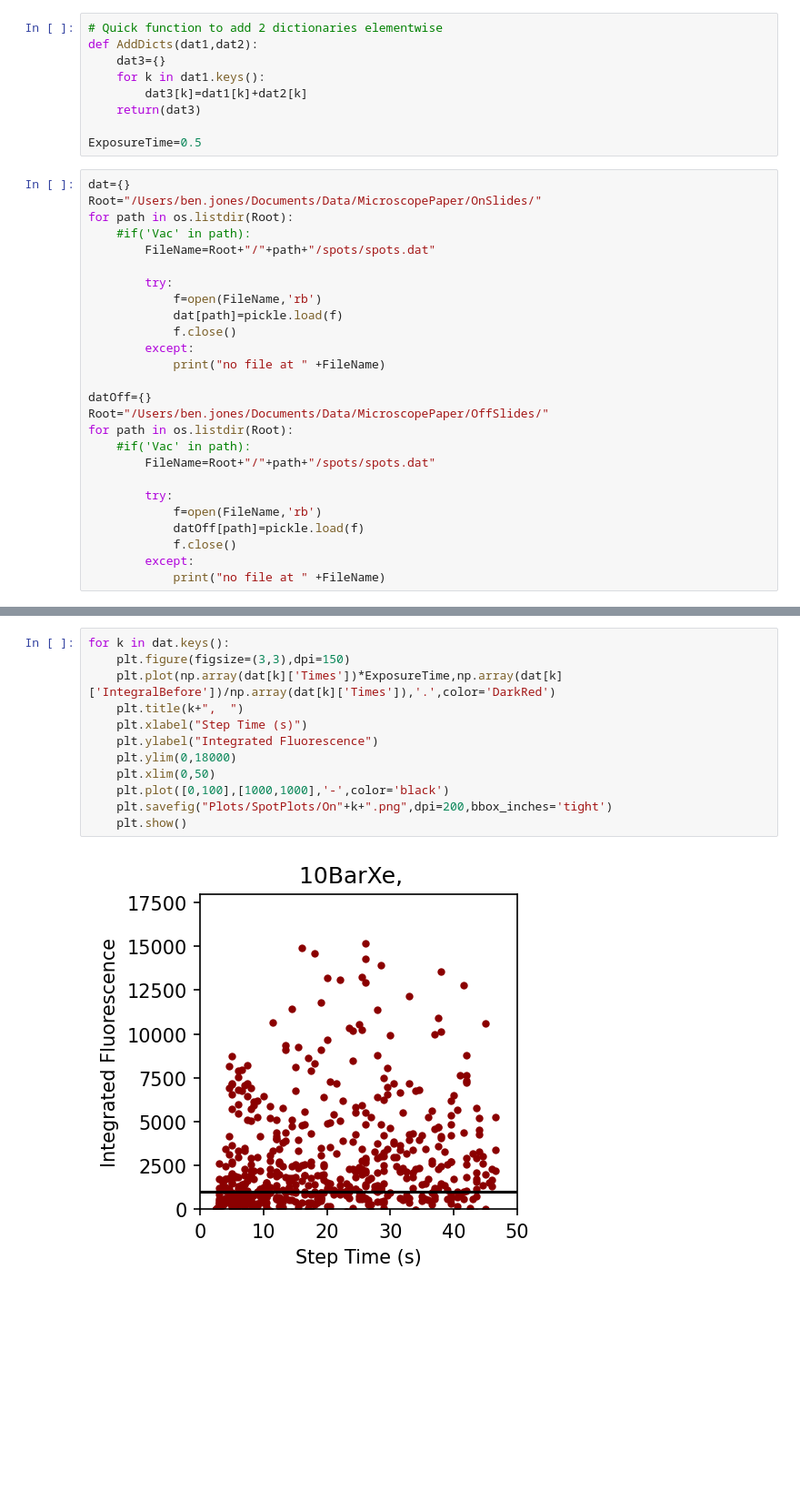
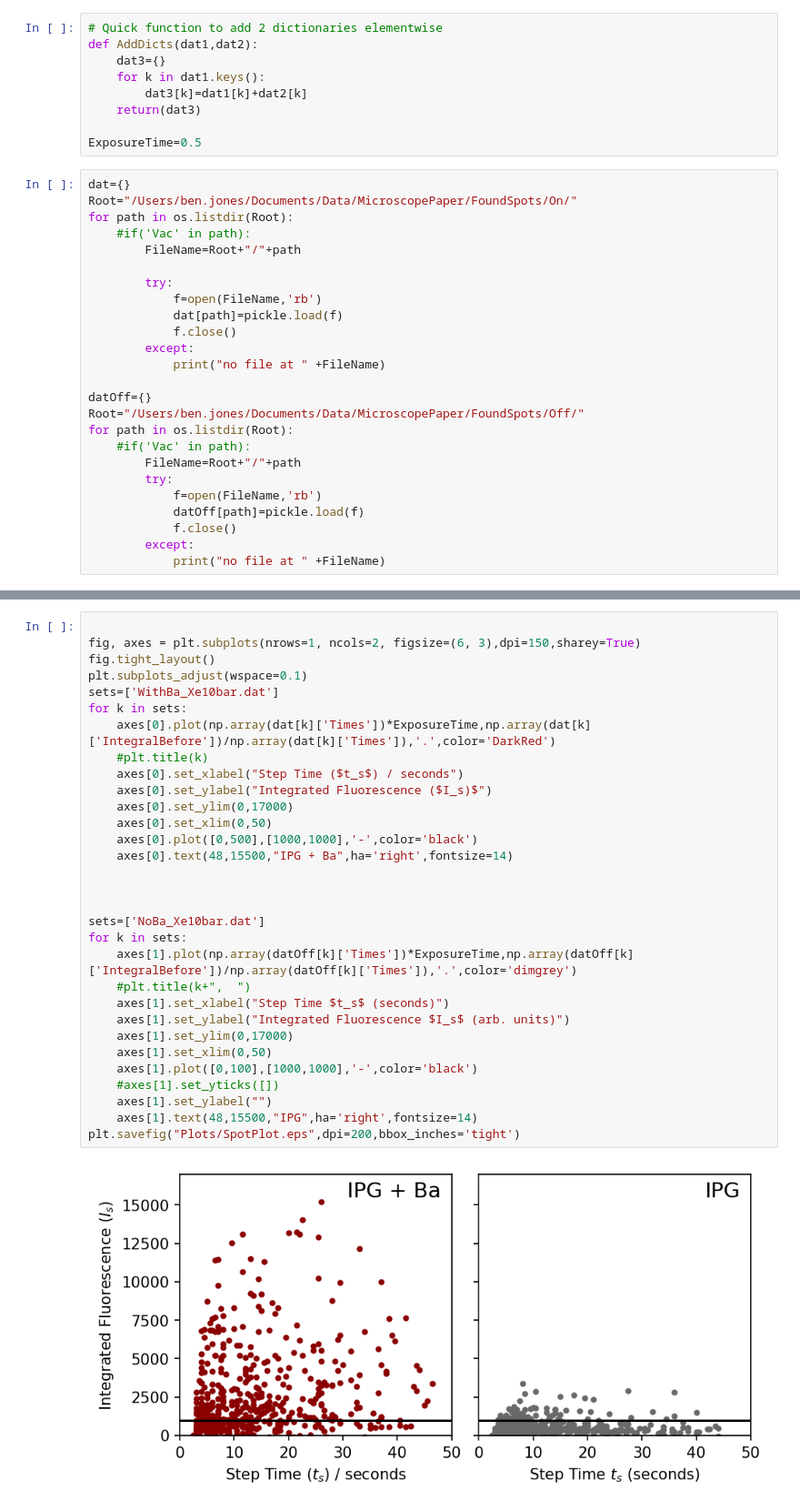
Before and after one commit to UTA-NURES/MicroscopePaperPlots, a Jupyter notebook: AnalyzeSpotDicts.ipynb, the cells around one changed output, grey strips where cells are left out. Shown at 91% size. Drawn from its saved outputs; the diff is of its cells as text; blank space fills up the shorter version.

```diff
--- a/AnalyzeSpotDicts.ipynb
+++ b/AnalyzeSpotDicts.ipynb
@@ -16,10 +16,10 @@ def AddDicts(dat1,dat2):
 ExposureTime=0.5
 # %%
 dat={}
-Root="/Users/ben.jones/Documents/Data/MicroscopePaper/OnSlides/"
+Root="/Users/ben.jones/Documents/Data/MicroscopePaper/FoundSpots/On/"
 for path in os.listdir(Root):
     #if('Vac' in path):
-        FileName=Root+"/"+path+"/spots/spots.dat"
+        FileName=Root+"/"+path
 
         try:
             f=open(FileName,'rb')
@@ -29,11 +29,10 @@ for path in os.listdir(Root):
             print("no file at " +FileName)
 
 datOff={}
-Root="/Users/ben.jones/Documents/Data/MicroscopePaper/OffSlides/"
+Root="/Users/ben.jones/Documents/Data/MicroscopePaper/FoundSpots/Off/"
 for path in os.listdir(Root):
     #if('Vac' in path):
-        FileName=Root+"/"+path+"/spots/spots.dat"
-
+        FileName=Root+"/"+path
         try:
             f=open(FileName,'rb')
             datOff[path]=pickle.load(f)
@@ -64,14 +44,33 @@ KeyError: 'Air'
 # %%
-for k in dat.keys():
-    plt.figure(figsize=(3,3),dpi=150)
-    plt.plot(np.array(dat[k]['Times'])*ExposureTime,np.array(dat[k]['IntegralBefore'])/np.array(dat[k]['Times']),'.',color='DarkRed')
-    plt.title(k+",  ")
-    plt.xlabel("Step Time (s)")
-    plt.ylabel("Integrated Fluorescence")
-    plt.ylim(0,18000)
-    plt.xlim(0,50)
-    plt.plot([0,100],[1000,1000],'-',color='black')
-    plt.savefig("Plots/SpotPlots/On"+k+".png",dpi=200,bbox_inches='tight')
-    plt.show()
+
+fig, axes = plt.subplots(nrows=1, ncols=2, figsize=(6, 3),dpi=150,sharey=True)
+fig.tight_layout()
+plt.subplots_adjust(wspace=0.1)
+sets=['WithBa_Xe10bar.dat']
+for k in sets:
+    axes[0].plot(np.array(dat[k]['Times'])*ExposureTime,np.array(dat[k]['IntegralBefore'])/np.array(dat[k]['Times']),'.',color='DarkRed')
+    #plt.title(k)
+    axes[0].set_xlabel("Step Time ($t_s$) / seconds")
+    axes[0].set_ylabel("Integrated Fluorescence ($I_s)$")
+    axes[0].set_ylim(0,17000)
+    axes[0].set_xlim(0,50)
+    axes[0].plot([0,500],[1000,1000],'-',color='black')
+    axes[0].text(48,15500,"IPG + Ba",ha='right',fontsize=14)
+
+
+
+sets=['NoBa_Xe10bar.dat']
+for k in sets:
+    axes[1].plot(np.array(datOff[k]['Times'])*ExposureTime,np.array(datOff[k]['IntegralBefore'])/np.array(datOff[k]['Times']),'.',color='dimgrey')
+    #plt.title(k+",  ")
+    axes[1].set_xlabel("Step Time $t_s$ (seconds)")
+    axes[1].set_ylabel("Integrated Fluorescence $I_s$ (arb. units)")
+    axes[1].set_ylim(0,17000)
+    axes[1].set_xlim(0,50)
+    axes[1].plot([0,100],[1000,1000],'-',color='black')
+    #axes[1].set_yticks([])
+    axes[1].set_ylabel("")
+    axes[1].text(48,15500,"IPG",ha='right',fontsize=14)
+plt.savefig("Plots/SpotPlot.eps",dpi=200,bbox_inches='tight')
 # %% [output]
-[figure, old version]
+[figure, new version]
```
Also changed, not shown: parts of 10 cells of this notebook, 16 other files.
